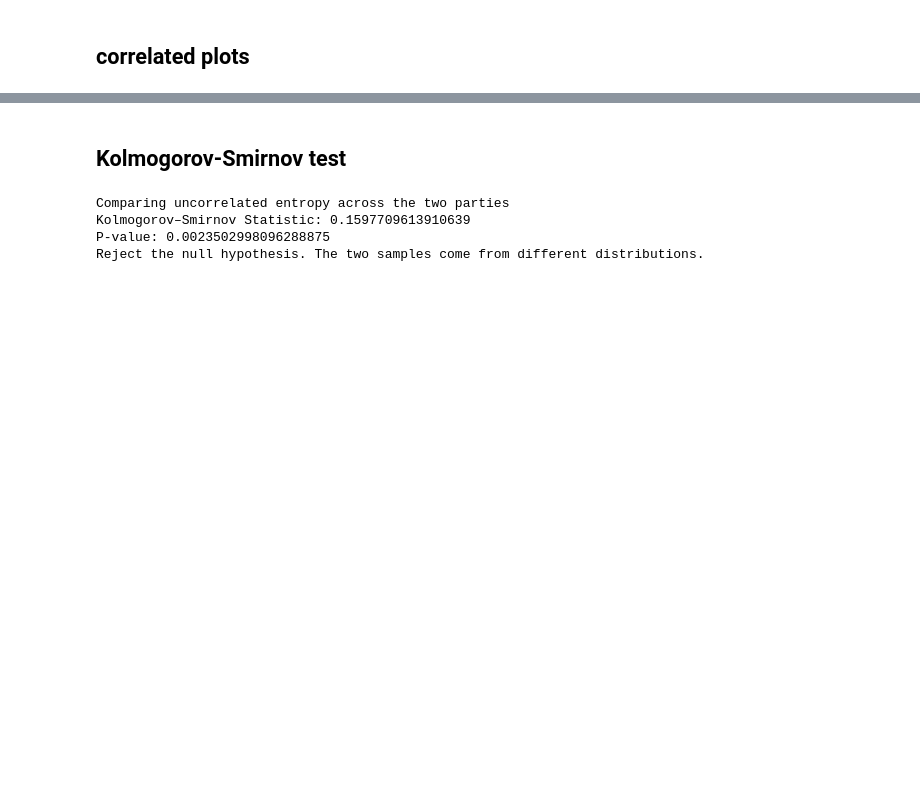
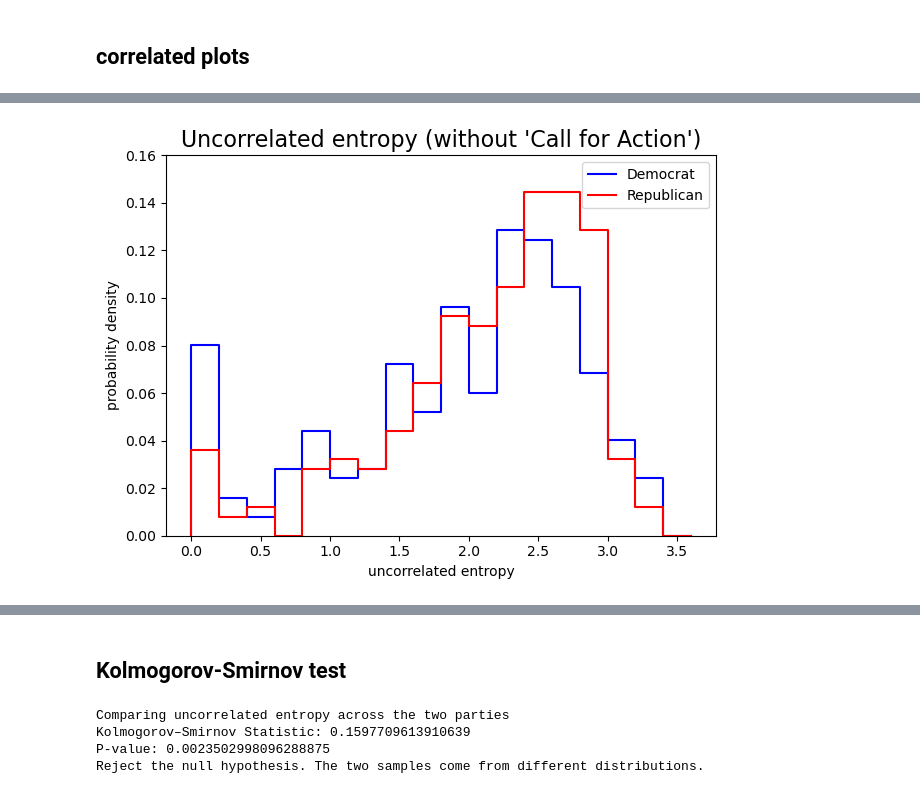
Before and after one commit to sofiepalmus/Thesis, a Jupyter notebook: entropy_threshold.ipynb, the cells around one changed output, grey strips where cells are left out. Cells and saved outputs as stored; diff of their text form; code cells hidden in the pictures; blank space fills up the shorter version.

```diff
--- a/entropy_threshold.ipynb
+++ b/entropy_threshold.ipynb
@@ -652 +643,26 @@ plt.show()
+# %%
+plt.step(
+    bins[:-1],
+    values_uncor_d[:-1],
+    label="Democrat",
+    color="blue",
+)
+
+plt.step(
+    bins[:-1],
+    values_uncor_r[:-1],
+    label="Republican",
+    color="red",
+)
+
+plt.title("Uncorrelated entropy (without 'Call for Action')", fontsize=16)
+plt.ylabel("probability density")
+plt.xlabel("uncorrelated entropy")
+plt.legend()
+plt.ylim(0, 0.16)
+plt.ylim(0, 0.16)
+
+plt.tight_layout()
+# %% [output]
+[figure, added]
 # %%
```
Also changed, not shown: parts of 19 cells of this notebook, 3 other files.
